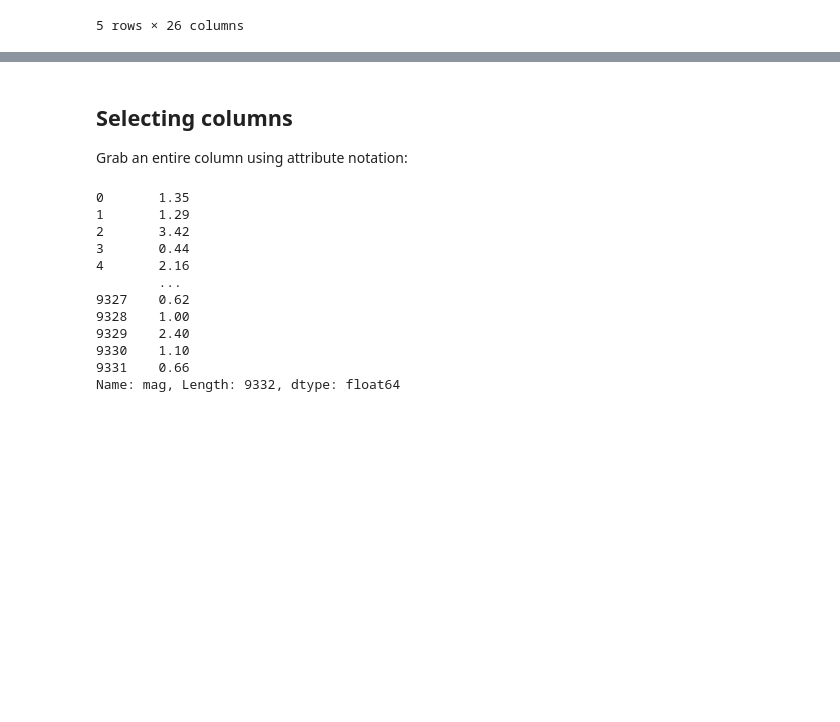
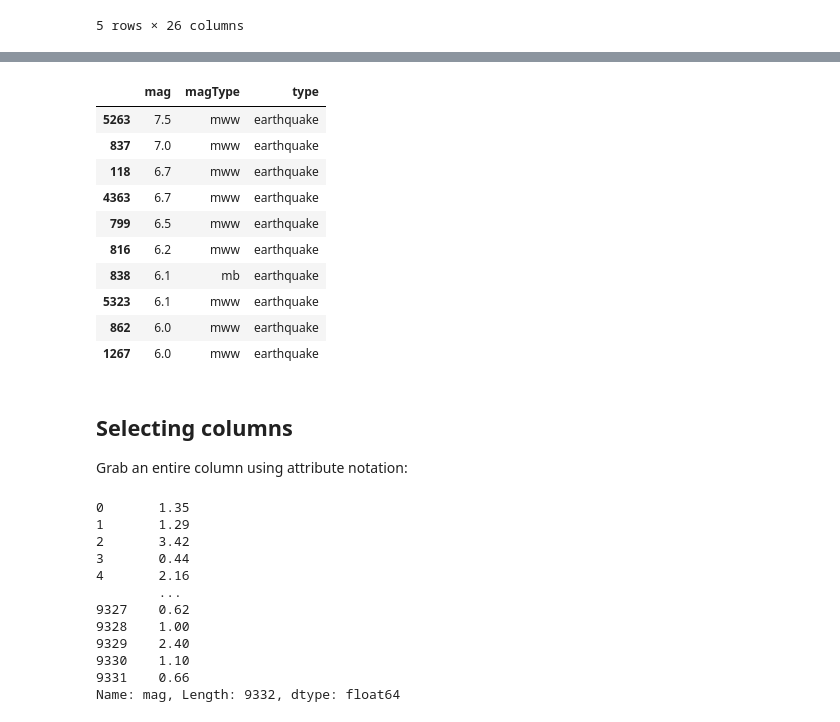
Before and after one commit to jsh1021902/ai_for_machine_learning, a Jupyter notebook: week3/cross_5_subsetting_data.ipynb, the cells around one changed output, grey strips where cells are left out. Drawn from its saved outputs; the diff is of its cells as text; code cells hidden in the pictures; blank space fills up the shorter version.

```diff
--- a/week3/cross_5_subsetting_data.ipynb
+++ b/week3/cross_5_subsetting_data.ipynb
@@ -34,3 +132,17 @@ df.head()
+# %%
+df.loc[df['mag'].nlargest(10).index, ['mag', 'magType', 'type']]
+# %% [output]
+|  | mag | magType | type |
+| 5263 | 7.5 | mww | earthquake |
+| 837 | 7.0 | mww | earthquake |
+| 118 | 6.7 | mww | earthquake |
+| 4363 | 6.7 | mww | earthquake |
+| 799 | 6.5 | mww | earthquake |
+| 816 | 6.2 | mww | earthquake |
+| 838 | 6.1 | mb | earthquake |
+| 5323 | 6.1 | mww | earthquake |
+| 862 | 6.0 | mww | earthquake |
+| 1267 | 6.0 | mww | earthquake |
 # %% [markdown]
 ## Selecting columns
 Grab an entire column using attribute notation:
```
Also changed, not shown: parts of 11 cells of this notebook.
